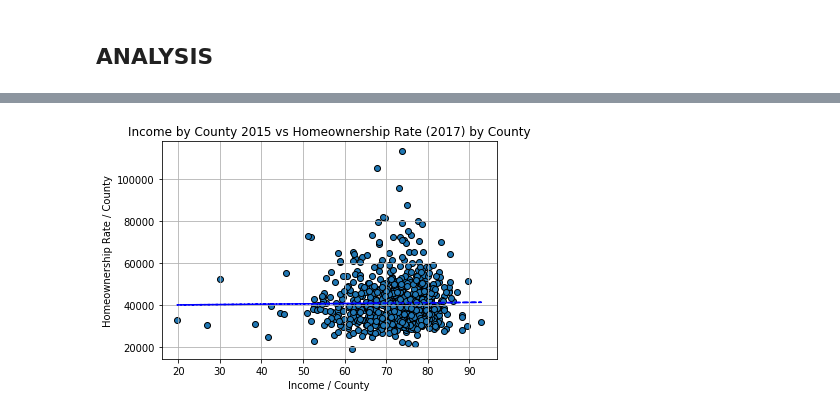
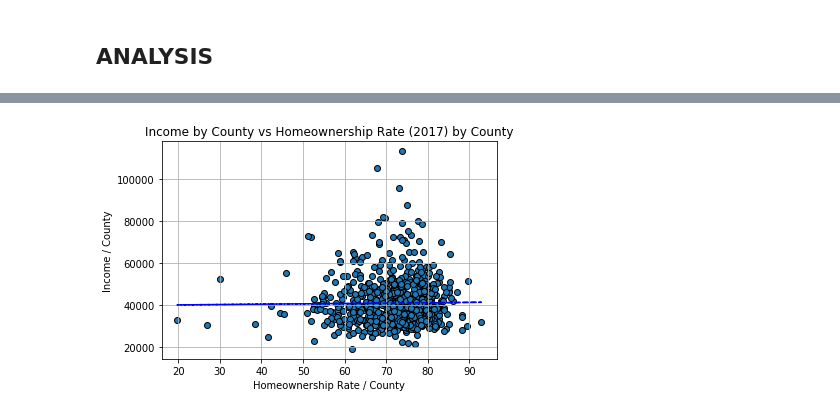
Before and after one commit to natashacrosby/Project_1, a Jupyter notebook: Analysis_HOR_Income.ipynb, the cells around one changed output, grey strips where cells are left out. Cells and saved outputs as stored; diff of their text form; code cells hidden in the pictures.

```diff
--- a/Analysis_HOR_Income.ipynb
+++ b/Analysis_HOR_Income.ipynb
@@ -106,11 +106,11 @@ Warnings:
 fit = slope * x + intercept
 # %%
 plt.scatter(Income_Analysis["HOR"], Income_Analysis["2015"], marker="o", edgecolor='black')
-plt.title("Income by County 2015 vs Homeownership Rate (2017) by County")
-plt.ylabel("Homeownership Rate / County")
-plt.xlabel("Income / County")
+plt.title("Income by County vs Homeownership Rate (2017) by County")
+plt.xlabel("Homeownership Rate / County")
+plt.ylabel("Income / County")
 plt.grid(True)
 plt.plot(x, fit, 'b--')
 plt.savefig('Pictures/Post_sec_regression.png')
 # %% [output]
-[figure, old version]
+[figure, new version]
```
Also changed, not shown: parts of 2 cells of this notebook.
